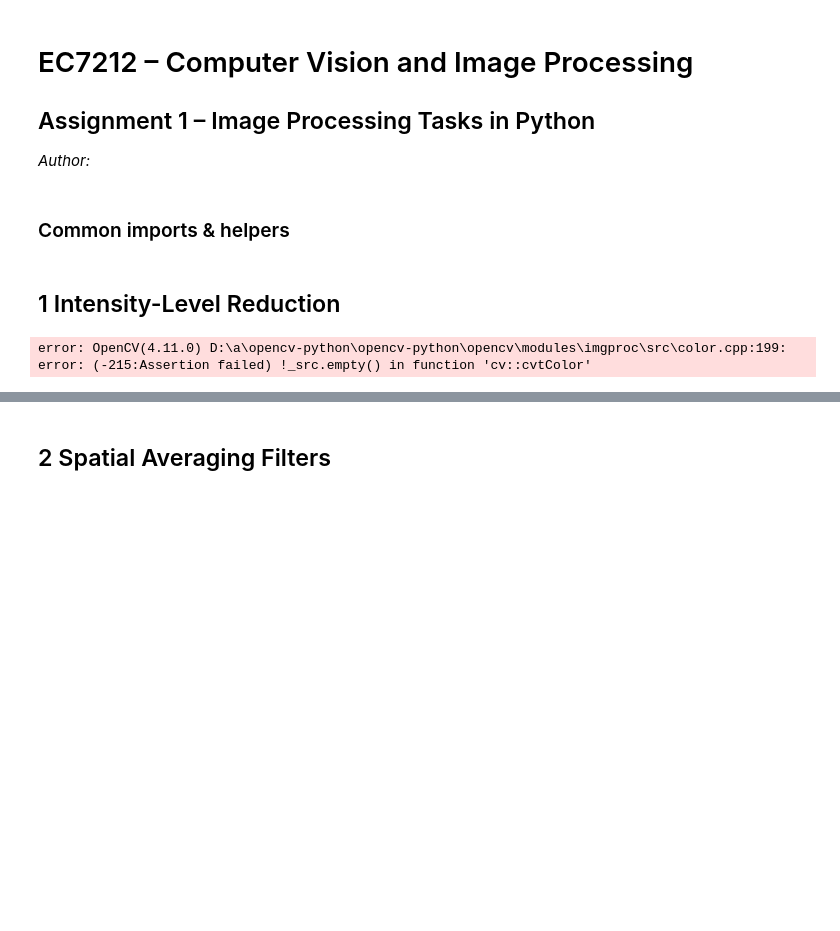
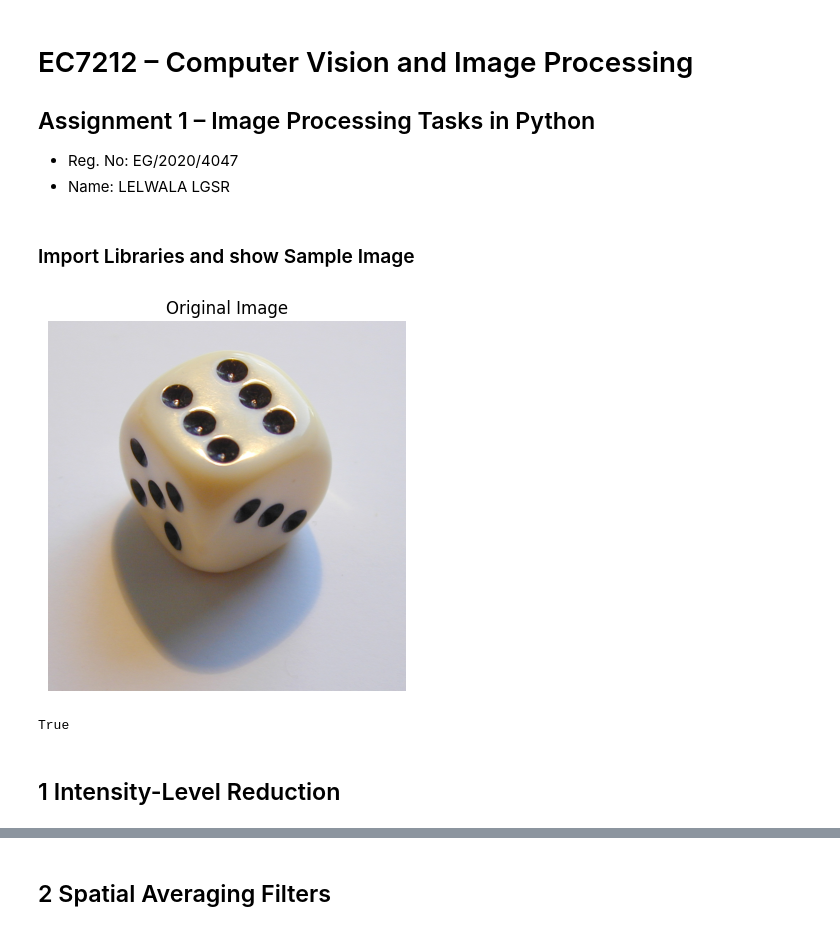
Before and after one commit to sahanrashmikaslk/ImageProcesssingBasics-Assignment-1, a Jupyter notebook: ImageProcessing_Assignment1.ipynb, the cells around one changed output, grey strips where cells are left out. Drawn from its saved outputs; the diff is of its cells as text; code cells hidden in the pictures; blank space fills up the shorter version.

```diff
--- a/ImageProcessing_Assignment1.ipynb
+++ b/ImageProcessing_Assignment1.ipynb
@@ -3,6 +3,5 @@
 
 ## Assignment 1 – Image Processing Tasks in Python
 
-*Author: <your name>*
+- Reg. No: EG/2020/4047
+- Name: LELWALA LGSR
-# %% [markdown]
-### Common imports & helpers
@@ -19,23 +8,32 @@ def show(img, title='', cmap=None):
+# %% [markdown]
+### Import Libraries and show Sample Image
+# %%
+# Import necessary libraries
+import cv2
+import numpy as np
+import matplotlib.pyplot as plt
+from pathlib import Path
+
+
+
+# Load original image
+img_path = "images/sample.jpg"
+original_img = cv2.imread(img_path)
+
+if original_img is None:
+    raise FileNotFoundError(f"Image not found at {img_path}")
+
+# Display original image
+plt.imshow(cv2.cvtColor(original_img, cv2.COLOR_BGR2RGB))
+plt.title("Original Image")
+plt.axis("off")
+plt.show()
+
+# Save original image
+Path("results").mkdir(exist_ok=True)
+cv2.imwrite("results/original_image.png", original_img)
+# %% [output]
+[figure, added]
+True
 # %% [markdown]
 ## 1  Intensity-Level Reduction
-# %%
-def reduce_levels(gray, levels):
-    if (levels & (levels-1)) or levels<2 or levels>256:
-        raise ValueError('levels must be a power of 2 in [2,256]')
-    step = 256 // levels
-    return (gray // step) * step
-
-# Load image (edit path if needed)
-img_path = '../images/sample.jpeg'
-img = cv2.imread(img_path)
-gray = cv2.cvtColor(img, cv2.COLOR_BGR2GRAY)
-
-out2  = reduce_levels(gray, 2)
-out16 = reduce_levels(gray, 16)
-
-plt.figure(figsize=(12,3))
-for i,(im,t) in enumerate([(gray,'Original (256)'),(out2,'2 levels'),(out16,'16 levels')]):
-    plt.subplot(1,3,i+1); show(im,t,'gray')
-plt.tight_layout(); plt.savefig('../results/task1_levels.png')
-# %% [output]
-error: OpenCV(4.11.0) D:\a\opencv-python\opencv-python\opencv\modules\imgproc\src\color.cpp:199: error: (-215:Assertion failed) !_src.empty() in function 'cv::cvtColor'
```
Also changed, not shown: parts of 8 cells of this notebook, 20 other files.
